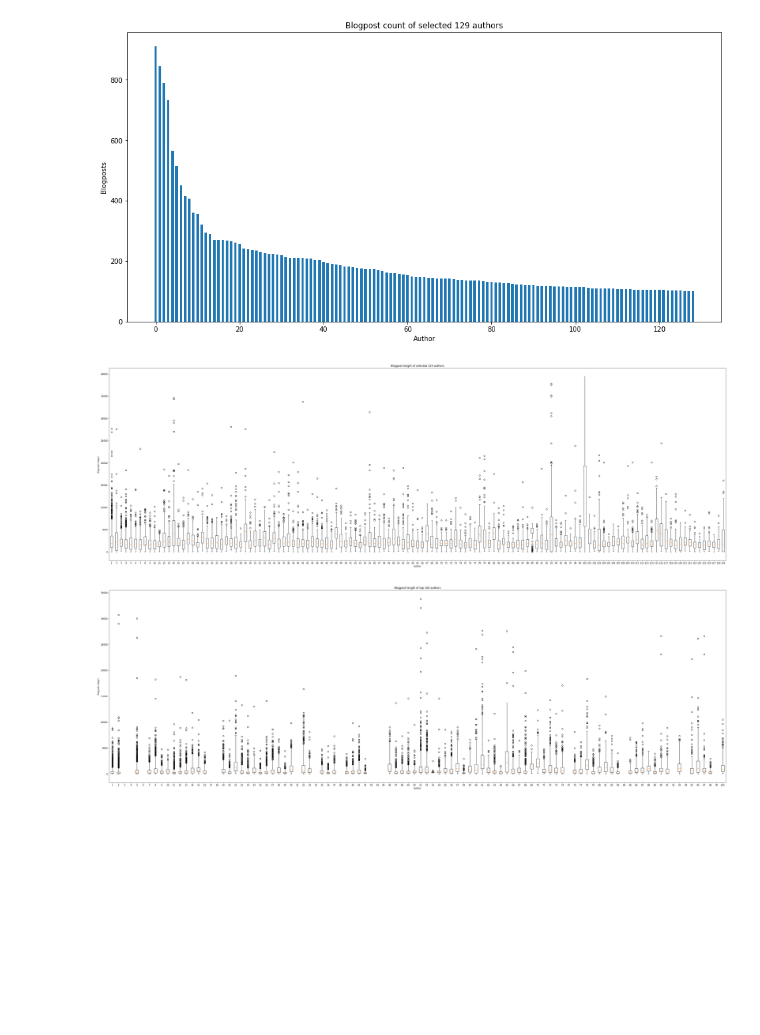
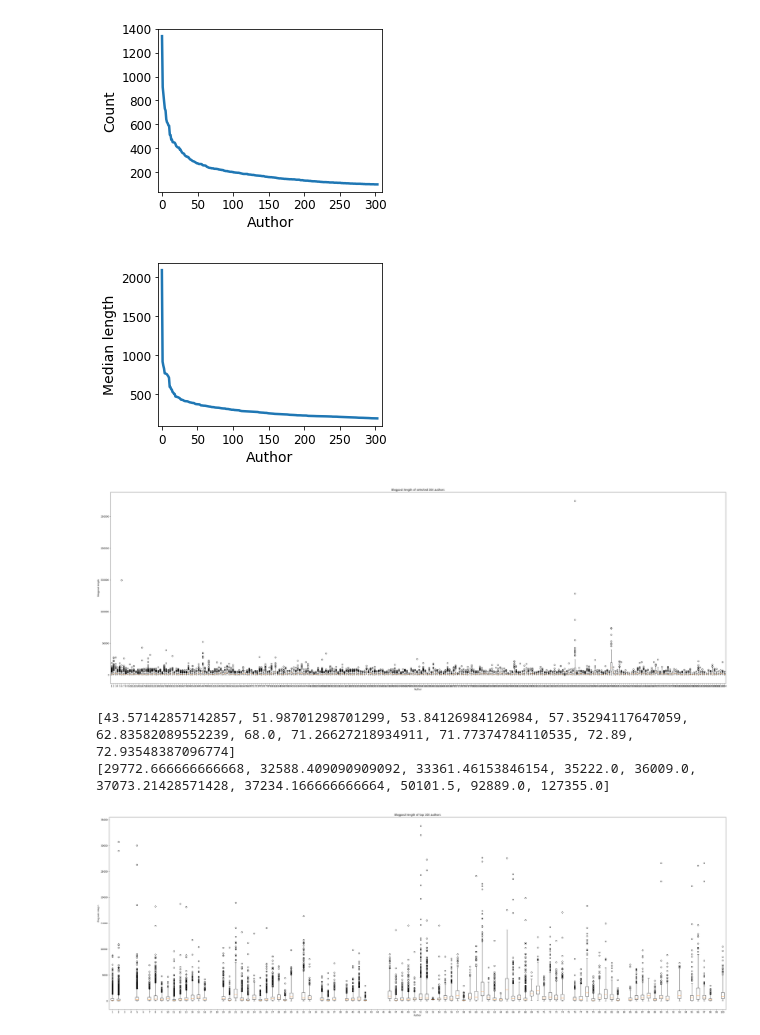
Before and after one commit to lnkuiper/txmm-project, a Jupyter notebook: notebooks/data-analysis.ipynb, the cells around one changed output. Drawn from its saved outputs; the diff is of its cells as text; code cells hidden in the pictures; blank space fills up the shorter version.

```diff
--- a/notebooks/data-analysis.ipynb
+++ b/notebooks/data-analysis.ipynb
@@ -20,19 +21,43 @@ Number of Authors: 129
 # %%
 authors = df['id'].values
-nr_authors = len(authors)
+nr_authors = len(set(authors))
 auth_freqs = sorted([(a, len(list(f))) for a,f in groupby(sorted(authors))],key=lambda tup:tup[1],reverse=True)
-plt.figure(figsize=(16,8))
-plt.bar(np.arange(len(auth_freqs)),[t[1] for t in auth_freqs],width=0.6)
-plt.xlabel('Author')
-plt.ylabel('Blogposts')
-plt.title('Blogpost count of selected ' + str(nr_authors) + ' authors')
+plt.figure(figsize=(4,3))
+plt.plot(np.arange(len(auth_freqs)),[t[1] for t in auth_freqs], linewidth=2.5)
+plt.xlabel('Author', fontsize=14)
+plt.ylabel('Count', fontsize=14)
+plt.xticks(fontsize=12)
+plt.yticks(fontsize=12)
+# plt.ylim(0,1000)
+plt.xlim(-5,309)
+# plt.title('Blogpost counts of selected ' + str(nr_authors) + ' authors')
+plt.savefig('count.eps', format='eps')
 plt.show()
 # %% [output]
-[figure, old version]
+[figure, new version]
+# %%
+medians = []
+for a in set(authors):
+    a_df = df[df['id'] == a]
+    medians.append(statistics.median([len(t) for t in a_df['text'].values])/5.5)
+medians = sorted(medians, reverse=True)
+plt.figure(figsize=(4,3))
+plt.plot(np.arange(len(medians)),medians, linewidth=2.5)
+plt.xlabel('Author', fontsize=14)
+plt.ylabel('Median length', fontsize=14)
+plt.xticks(fontsize=12)
+plt.yticks(fontsize=12)
+# plt.ylim(0,5000)
+plt.xlim(-5, 309)
+# plt.title('Median blogpost lengths of selected authors')
+plt.savefig('length.eps', format='eps')
+plt.show()
+# %% [output]
+[figure, added]
 # %%
 unique_auth = [t[0] for t in auth_freqs]
 text_lengths = []
-for a in unique_auth:
+for i, a in enumerate(unique_auth):
     text_lengths.append([len(text) for text in df[df['id'] == a]['text'].values])
 plt.figure(figsize=(50,16))
 plt.xlabel('Author')
@@ -41,7 +66,14 @@ plt.title('Blogpost length of selected ' + str(nr_authors) + ' authors')
 plt.boxplot(text_lengths)
 plt.show()
 # %% [output]
-[figure, old version]
+[figure, new version]
+# %%
+means = sorted([sum(auth_texts)/len(auth_texts) for auth_texts in text_lengths])
+print(means[:10])
+print(means[-10:])
+# %% [output]
+[43.57142857142857, 51.98701298701299, 53.84126984126984, 57.35294117647059, 62.83582089552239, 68.0, 71.26627218934911, 71.77374784110535, 72.89, 72.93548387096774]
+[29772.666666666668, 32588.409090909092, 33361.46153846154, 35222.0, 36009.0, 37073.21428571428, 37234.166666666664, 50101.5, 92889.0, 127355.0]
 # %%
 # Manually dropping because of seemingly duplicate bloggers
 fishy = np.array([3, 4, 6, 17, 18, 31, 34, 38, 43, 44, 45, 75, 84, 92, 94, 99])-1
```
Also changed, not shown: parts of 2 cells of this notebook, 27 other files.
